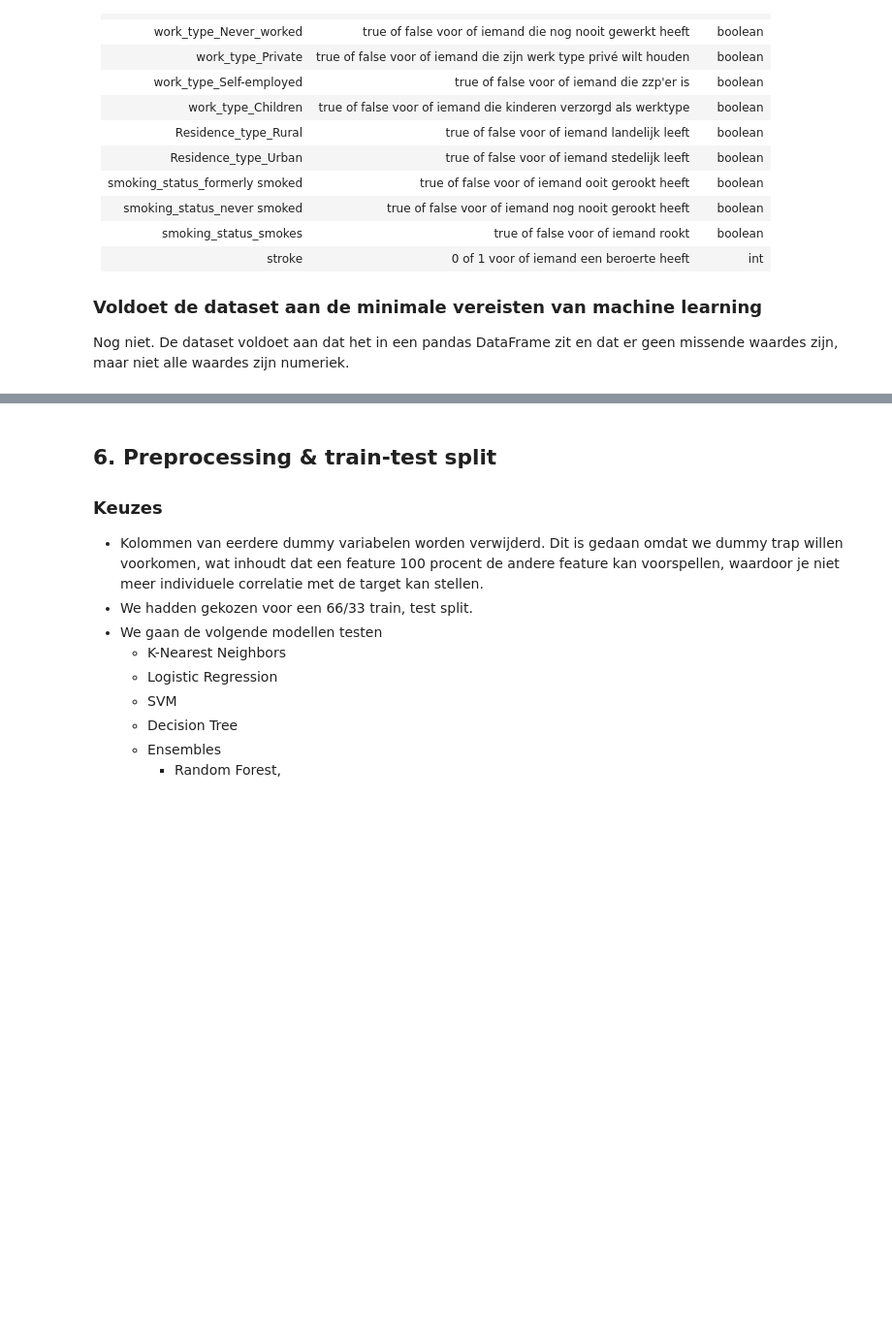
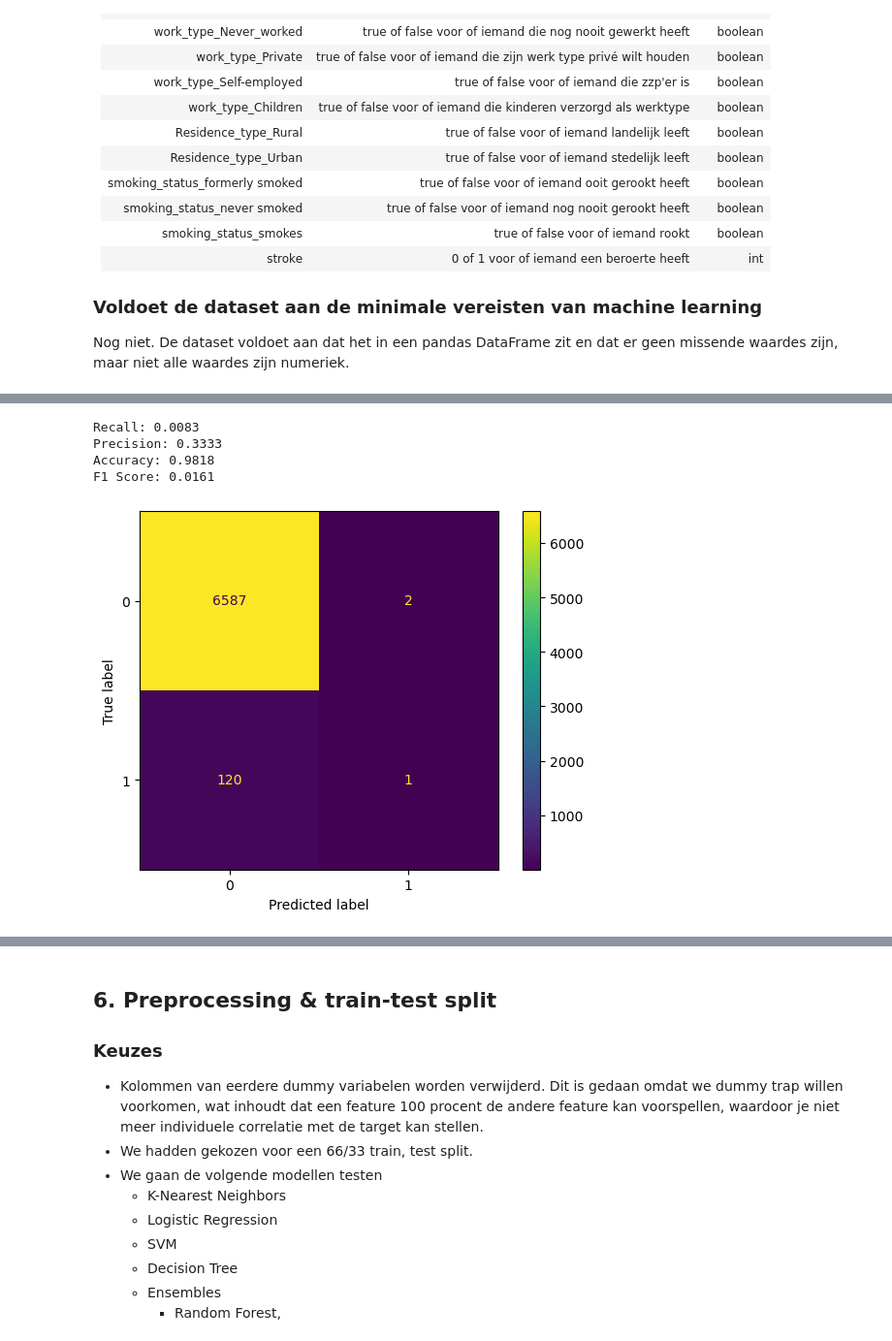
Before and after one commit to Roan-hhs/machine_learning_semester3, a Jupyter notebook: new_portfolio1.ipynb, the cells around one changed output, grey strips where cells are left out. Shown at 97% size. Saved outputs shown, nothing was run; the diff lists cells and outputs as text; code cells hidden in the pictures; blank space fills up the shorter version.

Commit message:
Evalutie metrics uitlegt en berekent voor een example model

```diff
--- a/new_portfolio1.ipynb
+++ b/new_portfolio1.ipynb
@@ -171,0 +175,30 @@ Uitleg van de metrics:
+# %%
+#from sklearn.tree import DecisionTreeClassifier
+example_tree = DecisionTreeClassifier(max_depth=3, random_state=34)
+example_X_train, example_X_test, example_y_train, example_y_test = train_test_split(
+    df_train.drop(columns=['stroke']),
+    df_train['stroke'],
+    test_size=0.2,
+    random_state=34
+)
+example_tree.fit(example_X_train, example_y_train)
+example_y_pred = example_tree.predict(example_X_test)
+# %%
+#from sklearn.metrics import ConfusionMatrixDisplay, confusion_matrix
+example_cm = confusion_matrix(example_y_test, example_y_pred)
+example_cm_display = ConfusionMatrixDisplay(confusion_matrix=example_cm)
+example_cm_display.plot()
+example_recall = example_cm[1, 1] / (example_cm[1, 0] + example_cm[1, 1])
+example_precision = example_cm[1, 1] / (example_cm[0, 1] + example_cm[1, 1])
+example_accuracy = (example_cm[0, 0] + example_cm[1, 1]) / np.sum(example_cm)
+example_f1 = 2 * (example_precision * example_recall) / (example_precision + example_recall)
+print(f"Recall: {example_recall:.4f}")
+print(f"Precision: {example_precision:.4f}")
+print(f"Accuracy: {example_accuracy:.4f}")
+print(f"F1 Score: {example_f1:.4f}")
+# %% [output]
+Recall: 0.0083
+Precision: 0.3333
+Accuracy: 0.9818
+F1 Score: 0.0161
+[figure, added]
```
Also changed, not shown: parts of 3 cells of this notebook.
